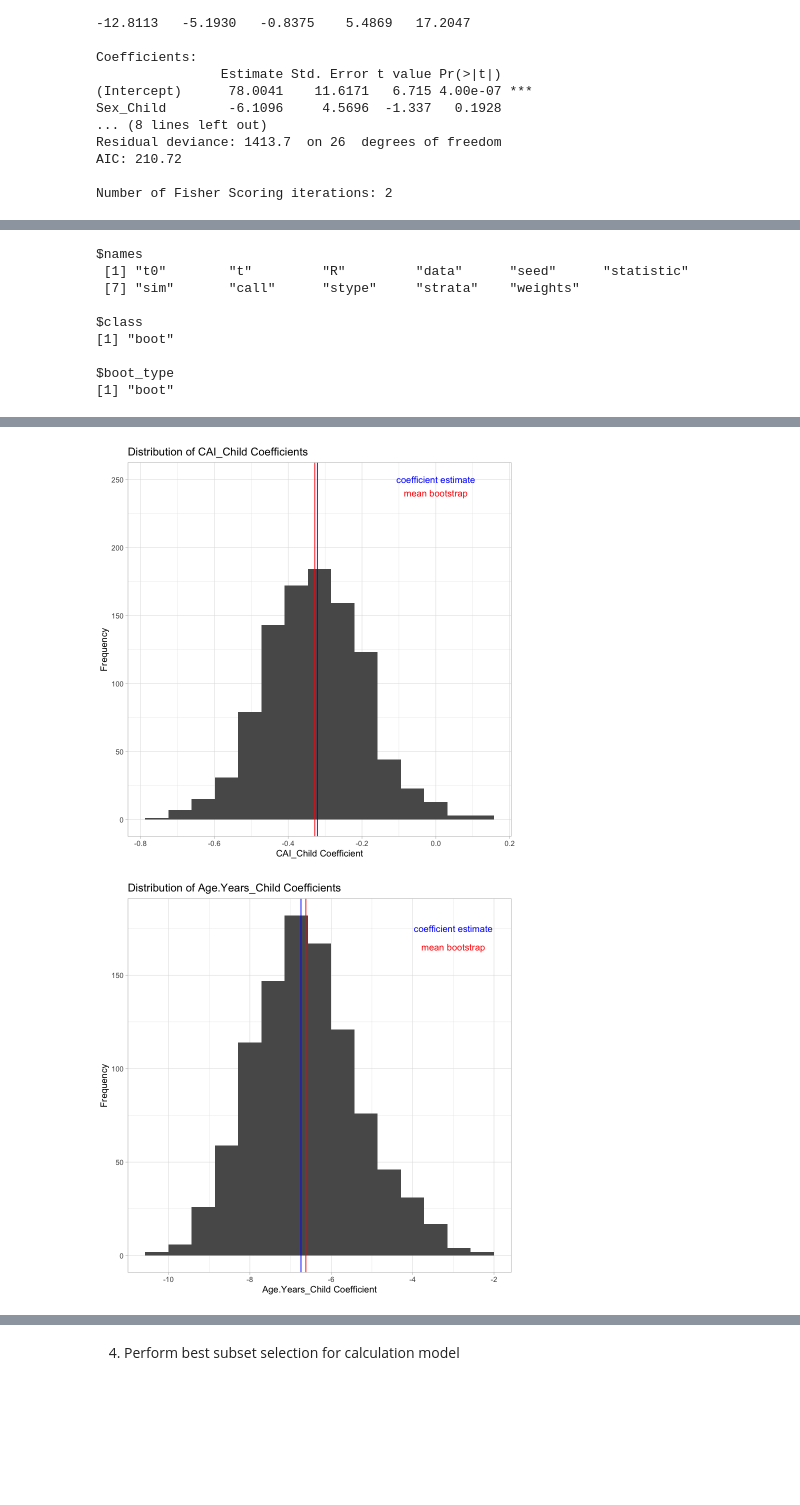
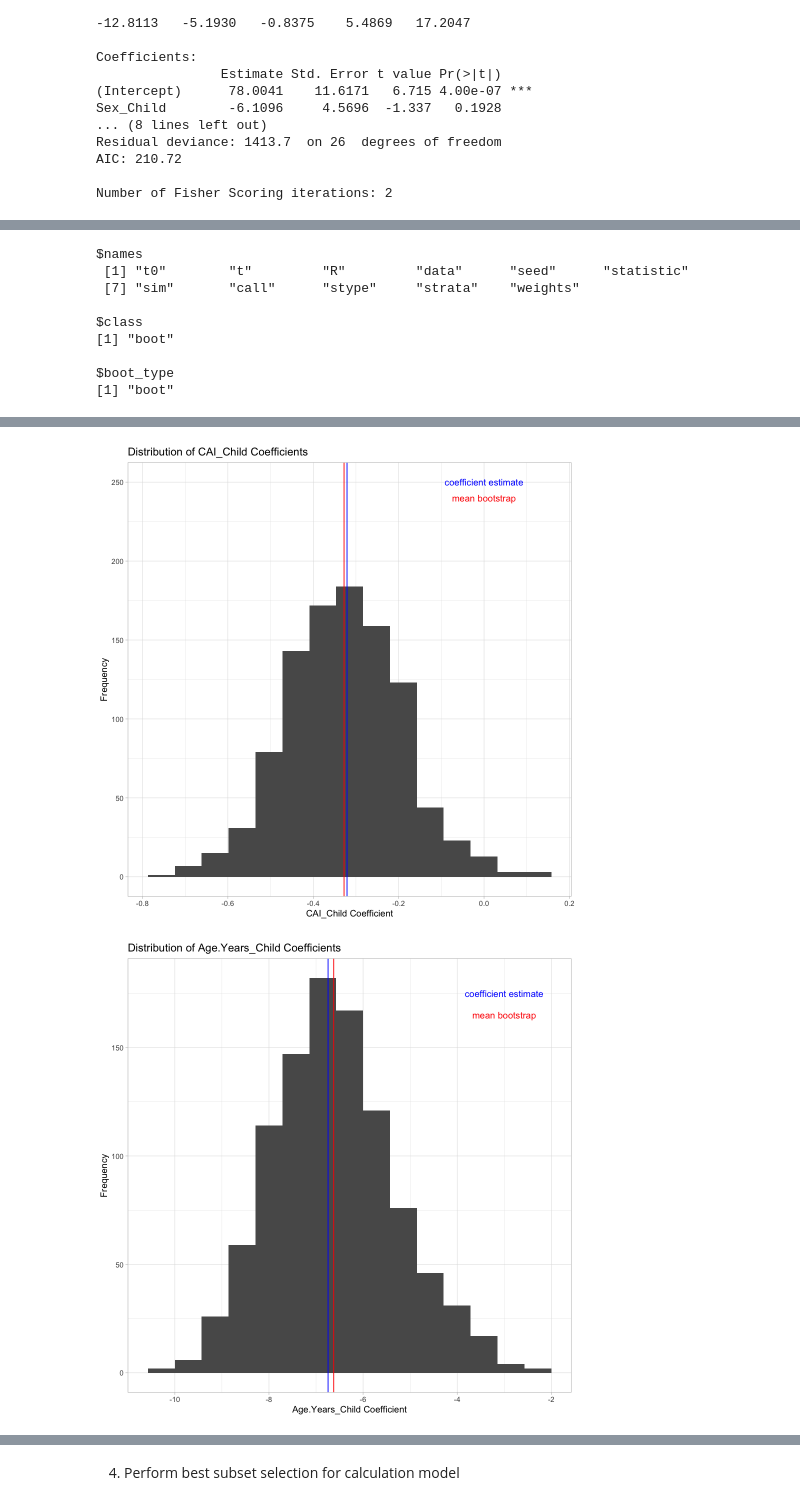
Before and after one commit to ckaicher/Kaicher_DSPN_S23, a Jupyter notebook: Kaicher_DSPN_S23_FinalProject.ipynb, the cells around one changed output, grey strips where cells are left out. Saved outputs shown, nothing was run; the diff lists cells and outputs as text; code cells hidden in the pictures; blank space fills up the shorter version.

```diff
--- a/Kaicher_DSPN_S23_FinalProject.ipynb
+++ b/Kaicher_DSPN_S23_FinalProject.ipynb
@@ -261,10 +271,11 @@ Number of Fisher Scoring iterations: 2
 library(boot)
 set.seed(2023)
 
+#define boot function
 numline_boot <- function(data, index){
     return(coef(lm(NumLine_Child ~ Sex_Child + CAI_Child + Age.Years_Child, data=data, subset=index)))}
 
-#sanity check
+#sanity check (output should fit full model)
 print(numline_boot(hyp1_dat, 1:30))
 
 #bootstrap
@@ -303,6 +314,8 @@ ggplot(bootstrap_df, aes(age_coef)) +
     geom_vline(xintercept=mean(bootstrap_df$age_coef), color="red") +
     annotate("text", x=-3, y=165, label= "mean bootstrap", color="red") +
     labs(title = "Distribution of Age.Years_Child Coefficients", x="Age.Years_Child Coefficient", y="Frequency")
+
+options(repr.plot.width=8, repr.plot.height=8)
 # %% [output]
     (Intercept)       Sex_Child       CAI_Child Age.Years_Child
      78.0041403      -6.1095692      -0.3209194      -6.7439077
@@ -333,2 +346,2 @@ $boot_type
-[figure, old version]
+[figure, new version]
-[figure, old version]
+[figure, new version]
```
Also changed, not shown: parts of 38 cells of this notebook.
